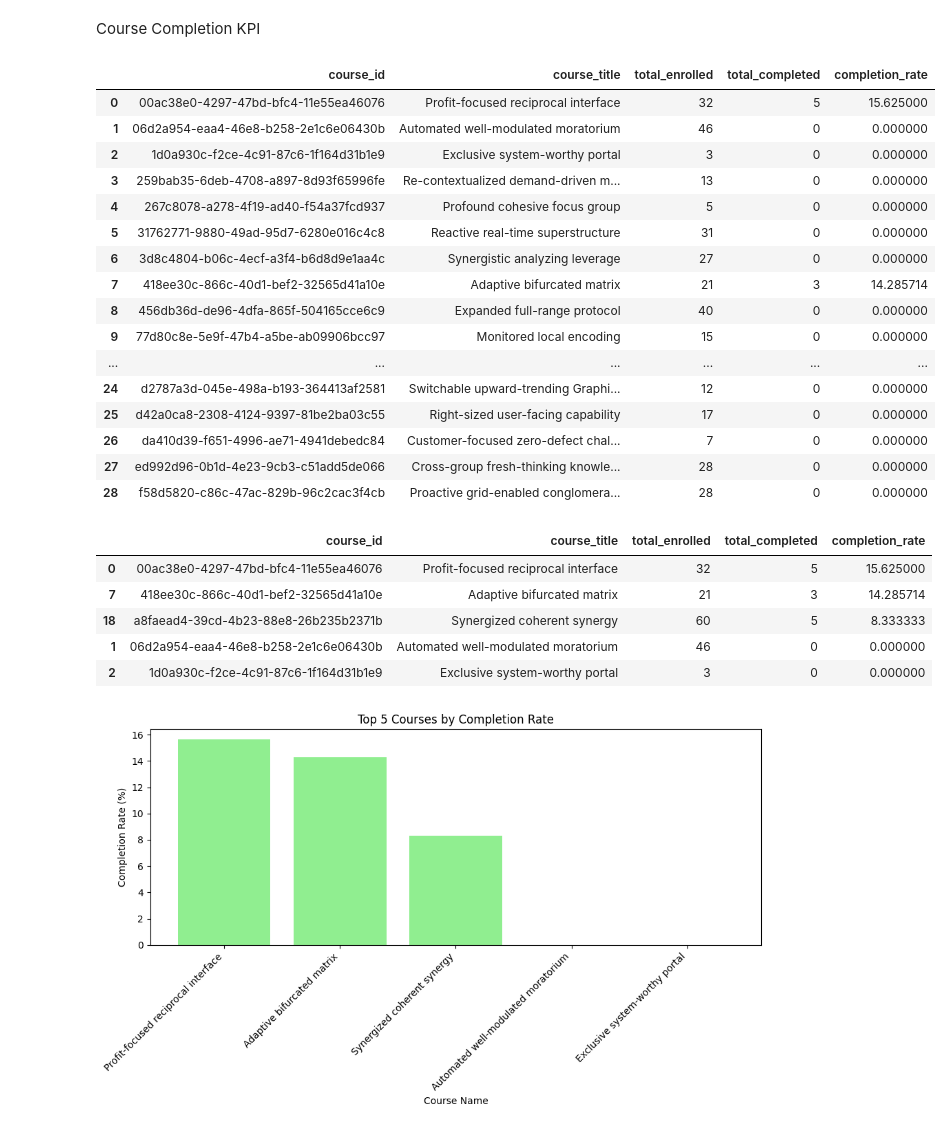
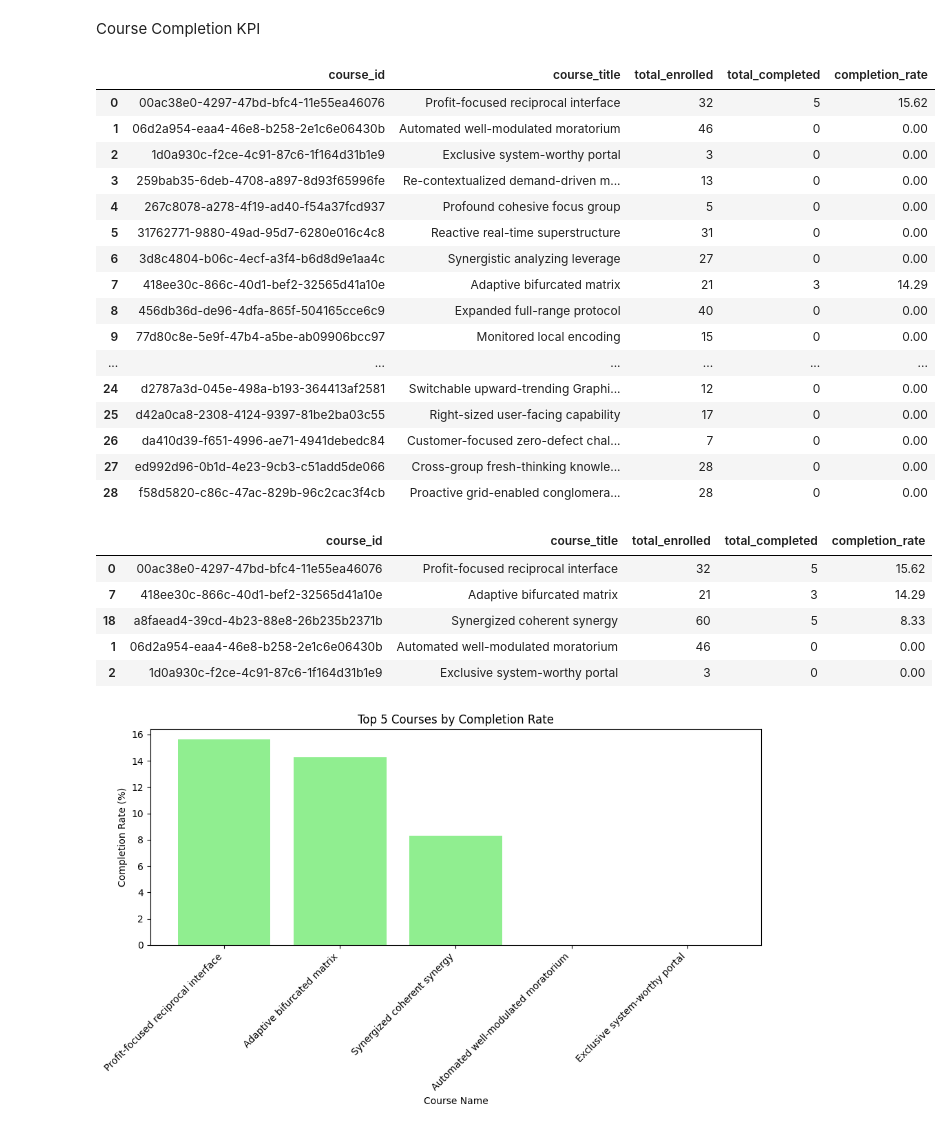
Before and after one commit to vikasreddy1406/Course_completion_project, a Jupyter notebook: data_engineering/data_report_script.ipynb, the cells around one changed output. Saved outputs shown, nothing was run; the diff lists cells and outputs as text; code cells hidden in the pictures.

```diff
--- a/data_engineering/data_report_script.ipynb
+++ b/data_engineering/data_report_script.ipynb
@@ -200,11 +199,13 @@ final_df
 # %% [markdown]
 Employee Course KPI: This captures each employee’s course progress (average completion percentage and performance score). This will be useful for understanding how far employees have progressed in their courses and how they’re performing.
 # %%
-# Group by user and course to calculate total modules and completed modules per course
+
 module_kpi = final_df.groupby(['user_id', 'course_id']).agg(
-    total_modules=('module_id', 'count'),        # Total number of modules for the course
-    modules_completed=('is_completed', 'sum')   # Number of completed modules (is_completed is 1 for completed)
+    total_modules=('module_id', 'count'),
+    modules_completed=('is_completed', 'sum')
 ).reset_index()
+
+module_kpi['modules_completed'] = module_kpi['modules_completed'].astype(int)
 
 module_kpi.columns
 
@@ -433,32 +435,34 @@ Course Completion KPI
 # %%
 
 course_completion_kpi = final_df.groupby(['course_id', 'course_title']).agg(
     total_enrolled=('user_id', 'count'),
     total_completed=('completion_percentage', lambda x: (x >= 100).sum()),
     completion_rate=('completion_percentage', 'mean')
 ).reset_index()
 
 course_completion_kpi['completion_rate'] = (course_completion_kpi['total_completed'] / course_completion_kpi['total_enrolled']) * 100
 
+course_completion_kpi['completion_rate'] = course_completion_kpi['completion_rate'].round(2)
+
 display(course_completion_kpi)
 # %% [output]
 |  | course_id | course_title | total_enrolled | total_completed | completion_rate |
-| 0 | 00ac38e0-4297-47bd-bfc4-11e55ea46076 | Profit-focused reciprocal interface | 32 | 5 | 15.625000 |
-| 1 | 06d2a954-eaa4-46e8-b258-2e1c6e06430b | Automated well-modulated moratorium | 46 | 0 | 0.000000 |
-| 2 | 1d0a930c-f2ce-4c91-87c6-1f164d31b1e9 | Exclusive system-worthy portal | 3 | 0 | 0.000000 |
-| 3 | 259bab35-6deb-4708-a897-8d93f65996fe | Re-contextualized demand-driven m... | 13 | 0 | 0.000000 |
-| 4 | 267c8078-a278-4f19-ad40-f54a37fcd937 | Profound cohesive focus group | 5 | 0 | 0.000000 |
-| 5 | 31762771-9880-49ad-95d7-6280e016c4c8 | Reactive real-time superstructure | 31 | 0 | 0.000000 |
-| 6 | 3d8c4804-b06c-4ecf-a3f4-b6d8d9e1aa4c | Synergistic analyzing leverage | 27 | 0 | 0.000000 |
-| 7 | 418ee30c-866c-40d1-bef2-32565d41a10e | Adaptive bifurcated matrix | 21 | 3 | 14.285714 |
-| 8 | 456db36d-de96-4dfa-865f-504165cce6c9 | Expanded full-range protocol | 40 | 0 | 0.000000 |
-| 9 | 77d80c8e-5e9f-47b4-a5be-ab09906bcc97 | Monitored local encoding | 15 | 0 | 0.000000 |
+| 0 | 00ac38e0-4297-47bd-bfc4-11e55ea46076 | Profit-focused reciprocal interface | 32 | 5 | 15.62 |
+| 1 | 06d2a954-eaa4-46e8-b258-2e1c6e06430b | Automated well-modulated moratorium | 46 | 0 | 0.00 |
+| 2 | 1d0a930c-f2ce-4c91-87c6-1f164d31b1e9 | Exclusive system-worthy portal | 3 | 0 | 0.00 |
+| 3 | 259bab35-6deb-4708-a897-8d93f65996fe | Re-contextualized demand-driven m... | 13 | 0 | 0.00 |
+| 4 | 267c8078-a278-4f19-ad40-f54a37fcd937 | Profound cohesive focus group | 5 | 0 | 0.00 |
+| 5 | 31762771-9880-49ad-95d7-6280e016c4c8 | Reactive real-time superstructure | 31 | 0 | 0.00 |
+| 6 | 3d8c4804-b06c-4ecf-a3f4-b6d8d9e1aa4c | Synergistic analyzing leverage | 27 | 0 | 0.00 |
+| 7 | 418ee30c-866c-40d1-bef2-32565d41a10e | Adaptive bifurcated matrix | 21 | 3 | 14.29 |
+| 8 | 456db36d-de96-4dfa-865f-504165cce6c9 | Expanded full-range protocol | 40 | 0 | 0.00 |
+| 9 | 77d80c8e-5e9f-47b4-a5be-ab09906bcc97 | Monitored local encoding | 15 | 0 | 0.00 |
 | ... | ... | ... | ... | ... | ... |
-| 24 | d2787a3d-045e-498a-b193-364413af2581 | Switchable upward-trending Graphi... | 12 | 0 | 0.000000 |
-| 25 | d42a0ca8-2308-4124-9397-81be2ba03c55 | Right-sized user-facing capability | 17 | 0 | 0.000000 |
-| 26 | da410d39-f651-4996-ae71-4941debedc84 | Customer-focused zero-defect chal... | 7 | 0 | 0.000000 |
-| 27 | ed992d96-0b1d-4e23-9cb3-c51add5de066 | Cross-group fresh-thinking knowle... | 28 | 0 | 0.000000 |
-| 28 | f58d5820-c86c-47ac-829b-96c2cac3f4cb | Proactive grid-enabled conglomera... | 28 | 0 | 0.000000 |
+| 24 | d2787a3d-045e-498a-b193-364413af2581 | Switchable upward-trending Graphi... | 12 | 0 | 0.00 |
+| 25 | d42a0ca8-2308-4124-9397-81be2ba03c55 | Right-sized user-facing capability | 17 | 0 | 0.00 |
+| 26 | da410d39-f651-4996-ae71-4941debedc84 | Customer-focused zero-defect chal... | 7 | 0 | 0.00 |
+| 27 | ed992d96-0b1d-4e23-9cb3-c51add5de066 | Cross-group fresh-thinking knowle... | 28 | 0 | 0.00 |
+| 28 | f58d5820-c86c-47ac-829b-96c2cac3f4cb | Proactive grid-enabled conglomera... | 28 | 0 | 0.00 |
 # %%
 top_5_completion_rate = course_completion_kpi.nlargest(5, 'completion_rate')
 
@@ -466,11 +470,11 @@ top_5_completion_rate = course_completion_kpi.nlargest(5, 'completion_rate')
 top_5_completion_rate.head()
 # %% [output]
 |  | course_id | course_title | total_enrolled | total_completed | completion_rate |
-| 0 | 00ac38e0-4297-47bd-bfc4-11e55ea46076 | Profit-focused reciprocal interface | 32 | 5 | 15.625000 |
-| 7 | 418ee30c-866c-40d1-bef2-32565d41a10e | Adaptive bifurcated matrix | 21 | 3 | 14.285714 |
-| 18 | a8faead4-39cd-4b23-88e8-26b235b2371b | Synergized coherent synergy | 60 | 5 | 8.333333 |
-| 1 | 06d2a954-eaa4-46e8-b258-2e1c6e06430b | Automated well-modulated moratorium | 46 | 0 | 0.000000 |
-| 2 | 1d0a930c-f2ce-4c91-87c6-1f164d31b1e9 | Exclusive system-worthy portal | 3 | 0 | 0.000000 |
+| 0 | 00ac38e0-4297-47bd-bfc4-11e55ea46076 | Profit-focused reciprocal interface | 32 | 5 | 15.62 |
+| 7 | 418ee30c-866c-40d1-bef2-32565d41a10e | Adaptive bifurcated matrix | 21 | 3 | 14.29 |
+| 18 | a8faead4-39cd-4b23-88e8-26b235b2371b | Synergized coherent synergy | 60 | 5 | 8.33 |
+| 1 | 06d2a954-eaa4-46e8-b258-2e1c6e06430b | Automated well-modulated moratorium | 46 | 0 | 0.00 |
+| 2 | 1d0a930c-f2ce-4c91-87c6-1f164d31b1e9 | Exclusive system-worthy portal | 3 | 0 | 0.00 |
 # %%
 plt.figure(figsize=(10, 6))
 plt.bar(top_5_completion_rate['course_title'], top_5_completion_rate['completion_rate'], color='lightgreen')
```
Also changed, not shown: parts of 12 cells of this notebook, 1 other file.
